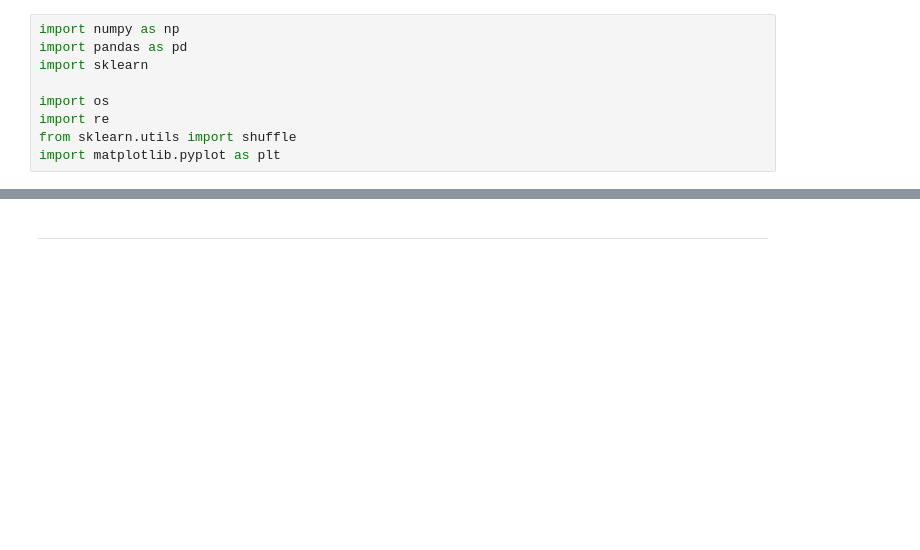
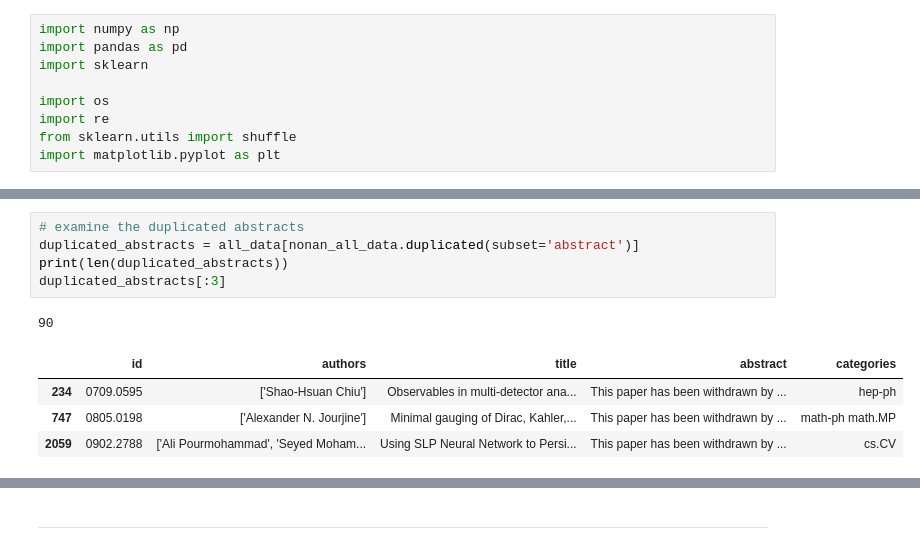
Before and after one commit to olszewskip/ArXiv_Classifier, a Jupyter notebook: arXiv_explore.ipynb, the cells around one changed output, grey strips where cells are left out. Drawn from its saved outputs; the diff is of its cells as text; blank space fills up the shorter version.

```diff
--- a/arXiv_explore.ipynb
+++ b/arXiv_explore.ipynb
@@ -35,0 +82,11 @@ Index([], dtype='object')
+# %%
+# examine the duplicated abstracts
+duplicated_abstracts = all_data[nonan_all_data.duplicated(subset='abstract')]
+print(len(duplicated_abstracts))
+duplicated_abstracts[:3]
+# %% [output]
+90
+|  | id | authors | title | abstract | categories |
+| 234 | 0709.0595 | ['Shao-Hsuan Chiu'] | Observables in multi-detector ana... | This paper has been withdrawn by ... | hep-ph |
+| 747 | 0805.0198 | ['Alexander N. Jourjine'] | Minimal gauging of Dirac, Kahler,... | This paper has been withdrawn by ... | math-ph math.MP |
+| 2059 | 0902.2788 | ['Ali Pourmohammad', 'Seyed Moham... | Using SLP Neural Network to Persi... | This paper has been withdrawn by ... | cs.CV |
```
Also changed, not shown: parts of 24 cells of this notebook.
